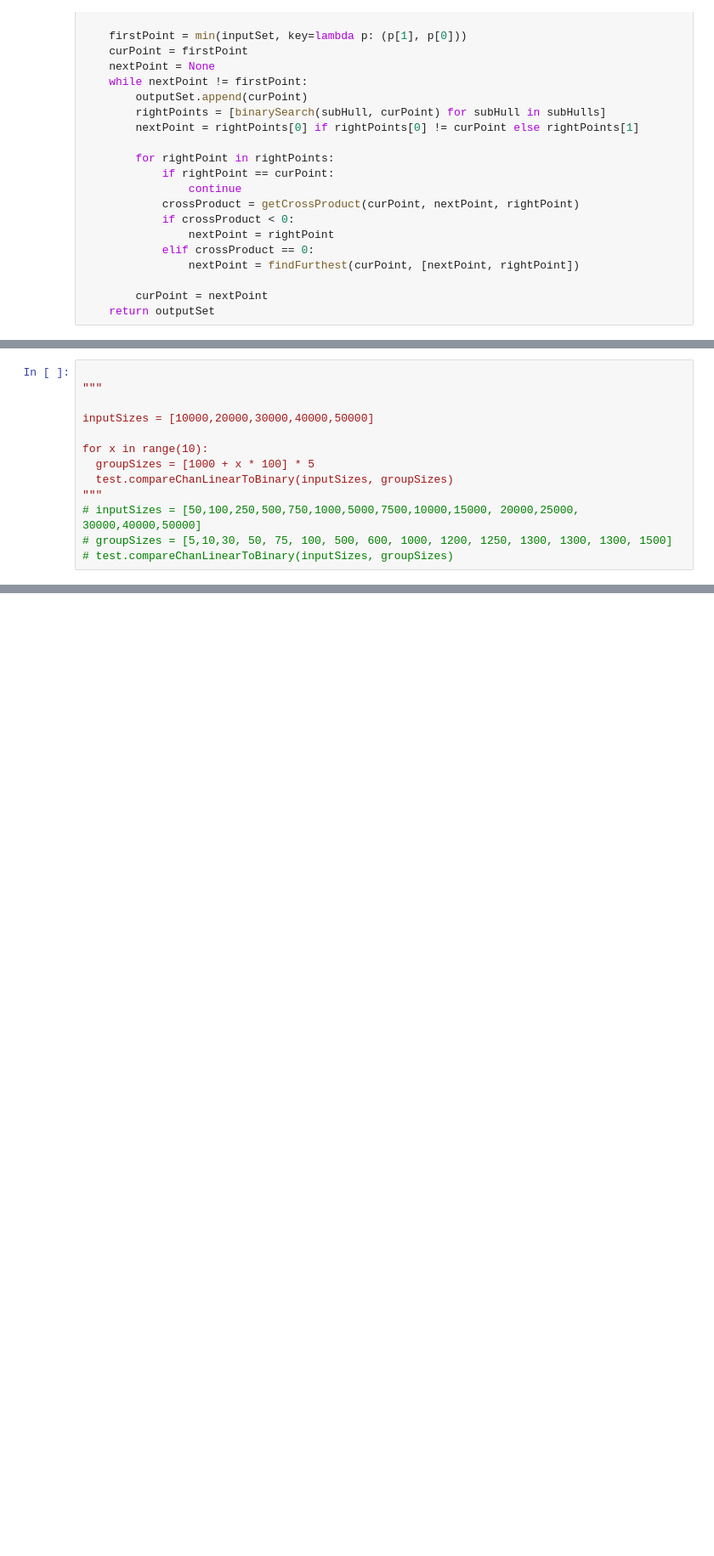
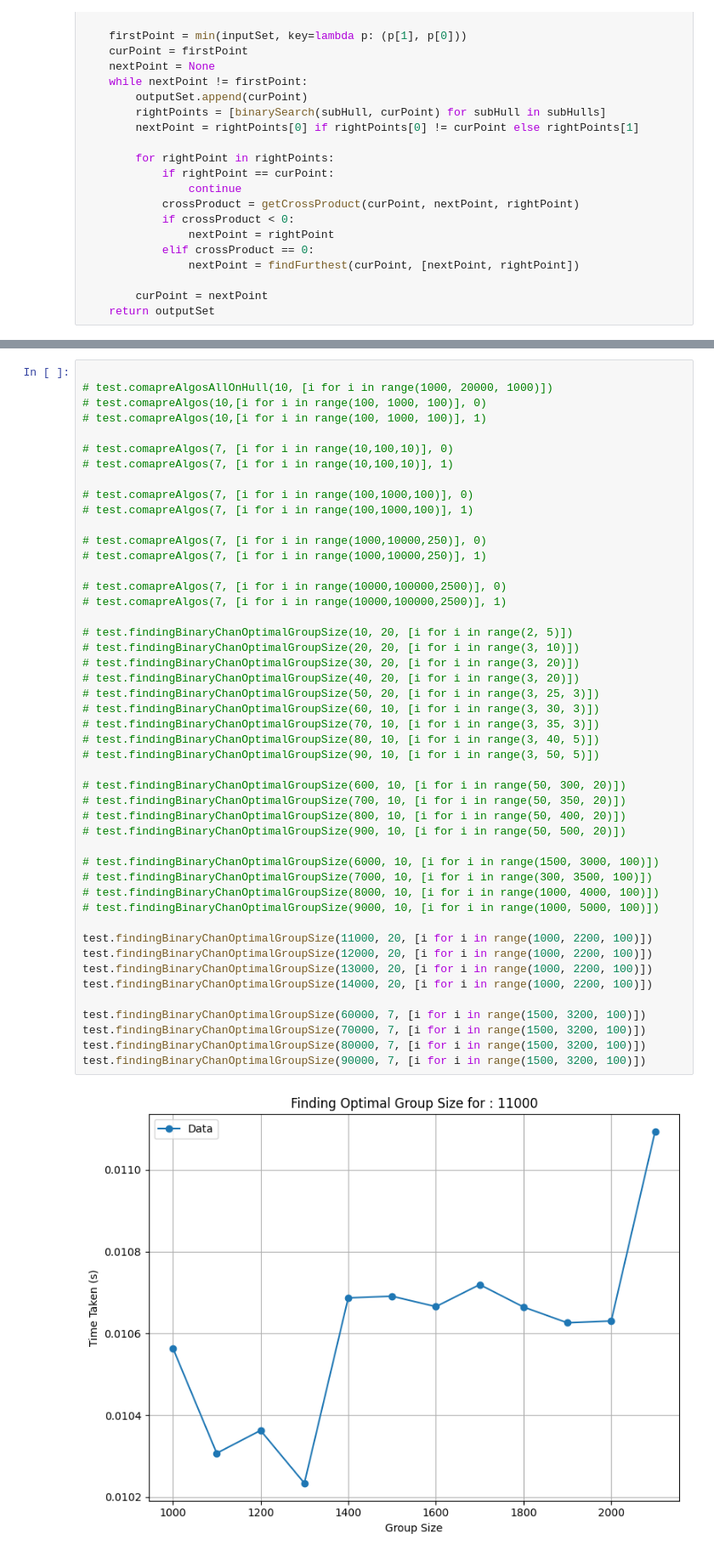
Before and after one commit to dp-IED/AlgorithmsConvexHull, a Jupyter notebook: framework.ipynb, the cells around one changed output, grey strips where cells are left out. Shown at 85% size. Saved outputs shown, nothing was run; the diff lists cells and outputs as text; blank space fills up the shorter version.

```diff
--- a/framework.ipynb
+++ b/framework.ipynb
@@ -595,13 +310,0 @@ points = gen.generatePoints(20)
-# %%
-
-"""
-
-inputSizes = [10000,20000,30000,40000,50000]
-
-for x in range(10):
-  groupSizes = [1000 + x * 100] * 5
-  test.compareChanLinearToBinary(inputSizes, groupSizes)
-"""
-# inputSizes = [50,100,250,500,750,1000,5000,7500,10000,15000, 20000,25000, 30000,40000,50000]
-# groupSizes = [5,10,30, 50, 75, 100, 500, 600, 1000, 1200, 1250, 1300, 1300, 1300, 1500]
-# test.compareChanLinearToBinary(inputSizes, groupSizes)
@@ -668,0 +582,49 @@ KeyboardInterrupt:
+# %%
+
+# test.comapreAlgosAllOnHull(10, [i for i in range(1000, 20000, 1000)])
+# test.comapreAlgos(10,[i for i in range(100, 1000, 100)], 0)
+# test.comapreAlgos(10,[i for i in range(100, 1000, 100)], 1)
+
+# test.comapreAlgos(7, [i for i in range(10,100,10)], 0)
+# test.comapreAlgos(7, [i for i in range(10,100,10)], 1)
+
+# test.comapreAlgos(7, [i for i in range(100,1000,100)], 0)
+# test.comapreAlgos(7, [i for i in range(100,1000,100)], 1)
+
+# test.comapreAlgos(7, [i for i in range(1000,10000,250)], 0)
+# test.comapreAlgos(7, [i for i in range(1000,10000,250)], 1)
+
+# test.comapreAlgos(7, [i for i in range(10000,100000,2500)], 0)
+# test.comapreAlgos(7, [i for i in range(10000,100000,2500)], 1)
+
+# test.findingBinaryChanOptimalGroupSize(10, 20, [i for i in range(2, 5)])
+# test.findingBinaryChanOptimalGroupSize(20, 20, [i for i in range(3, 10)])
+# test.findingBinaryChanOptimalGroupSize(30, 20, [i for i in range(3, 20)])
+# test.findingBinaryChanOptimalGroupSize(40, 20, [i for i in range(3, 20)])
+# test.findingBinaryChanOptimalGroupSize(50, 20, [i for i in range(3, 25, 3)])
+# test.findingBinaryChanOptimalGroupSize(60, 10, [i for i in range(3, 30, 3)])
+# test.findingBinaryChanOptimalGroupSize(70, 10, [i for i in range(3, 35, 3)])
+# test.findingBinaryChanOptimalGroupSize(80, 10, [i for i in range(3, 40, 5)])
+# test.findingBinaryChanOptimalGroupSize(90, 10, [i for i in range(3, 50, 5)])
+
+# test.findingBinaryChanOptimalGroupSize(600, 10, [i for i in range(50, 300, 20)])
+# test.findingBinaryChanOptimalGroupSize(700, 10, [i for i in range(50, 350, 20)])
+# test.findingBinaryChanOptimalGroupSize(800, 10, [i for i in range(50, 400, 20)])
+# test.findingBinaryChanOptimalGroupSize(900, 10, [i for i in range(50, 500, 20)])
+
+# test.findingBinaryChanOptimalGroupSize(6000, 10, [i for i in range(1500, 3000, 100)])
+# test.findingBinaryChanOptimalGroupSize(7000, 10, [i for i in range(300, 3500, 100)])
+# test.findingBinaryChanOptimalGroupSize(8000, 10, [i for i in range(1000, 4000, 100)])
+# test.findingBinaryChanOptimalGroupSize(9000, 10, [i for i in range(1000, 5000, 100)])
+
+test.findingBinaryChanOptimalGroupSize(11000, 20, [i for i in range(1000, 2200, 100)])
+test.findingBinaryChanOptimalGroupSize(12000, 20, [i for i in range(1000, 2200, 100)])
+test.findingBinaryChanOptimalGroupSize(13000, 20, [i for i in range(1000, 2200, 100)])
+test.findingBinaryChanOptimalGroupSize(14000, 20, [i for i in range(1000, 2200, 100)])
+
+test.findingBinaryChanOptimalGroupSize(60000, 7, [i for i in range(1500, 3200, 100)])
+test.findingBinaryChanOptimalGroupSize(70000, 7, [i for i in range(1500, 3200, 100)])
+test.findingBinaryChanOptimalGroupSize(80000, 7, [i for i in range(1500, 3200, 100)])
+test.findingBinaryChanOptimalGroupSize(90000, 7, [i for i in range(1500, 3200, 100)])
+# %% [output]
+[figure, added]
```
Also changed, not shown: parts of 17 cells of this notebook, 1 other file.
